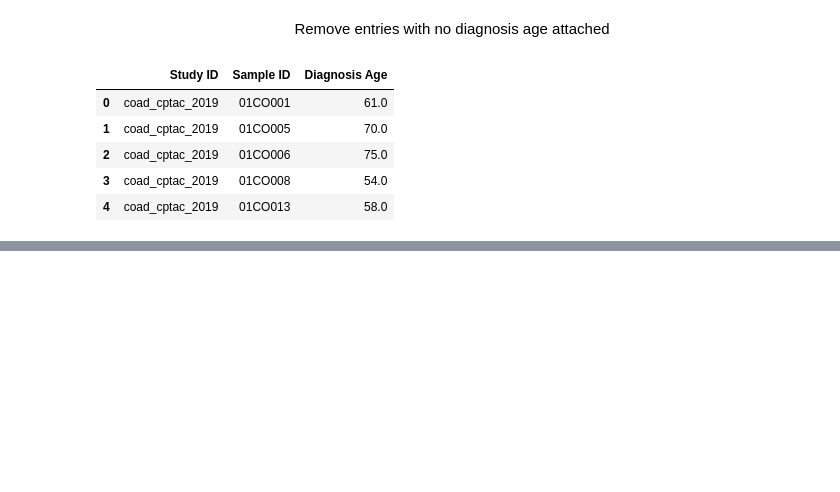
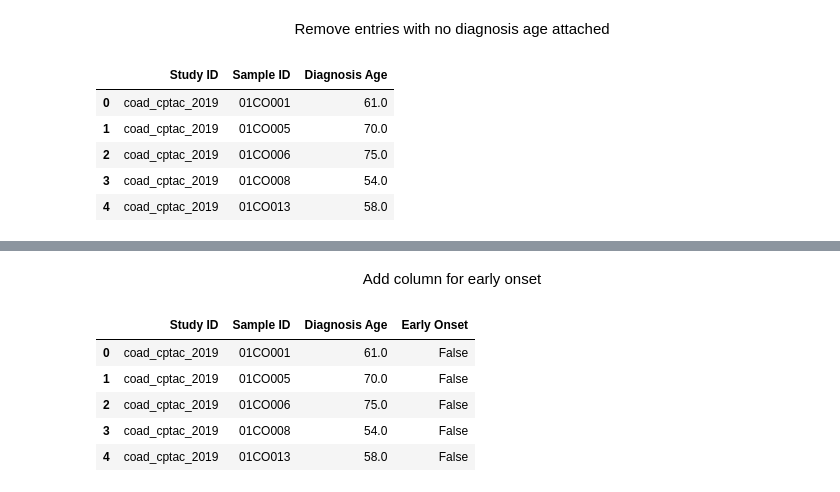
Before and after one commit to fredwdickinson/rscam-g6, a Jupyter notebook: Notebooks/DataCleaning.ipynb, the cells around one changed output, grey strips where cells are left out. Cells and saved outputs as stored; diff of their text form; code cells hidden in the pictures; blank space fills up the shorter version.

```diff
--- a/Notebooks/DataCleaning.ipynb
+++ b/Notebooks/DataCleaning.ipynb
@@ -90,0 +106,13 @@ print(unique_samples.shape)
+# %% [markdown]
+<center> Add column for early onset</center>
+# %%
+cleaned_df = cleaned_df.copy()
+cleaned_df["Early Onset"] = cleaned_df["Diagnosis Age"] <= 40
+cleaned_df.head()
+# %% [output]
+|  | Study ID | Sample ID | Diagnosis Age | Early Onset |
+| 0 | coad_cptac_2019 | 01CO001 | 61.0 | False |
+| 1 | coad_cptac_2019 | 01CO005 | 70.0 | False |
+| 2 | coad_cptac_2019 | 01CO006 | 75.0 | False |
+| 3 | coad_cptac_2019 | 01CO008 | 54.0 | False |
+| 4 | coad_cptac_2019 | 01CO013 | 58.0 | False |
```
Also changed, not shown: parts of 8 cells of this notebook.
